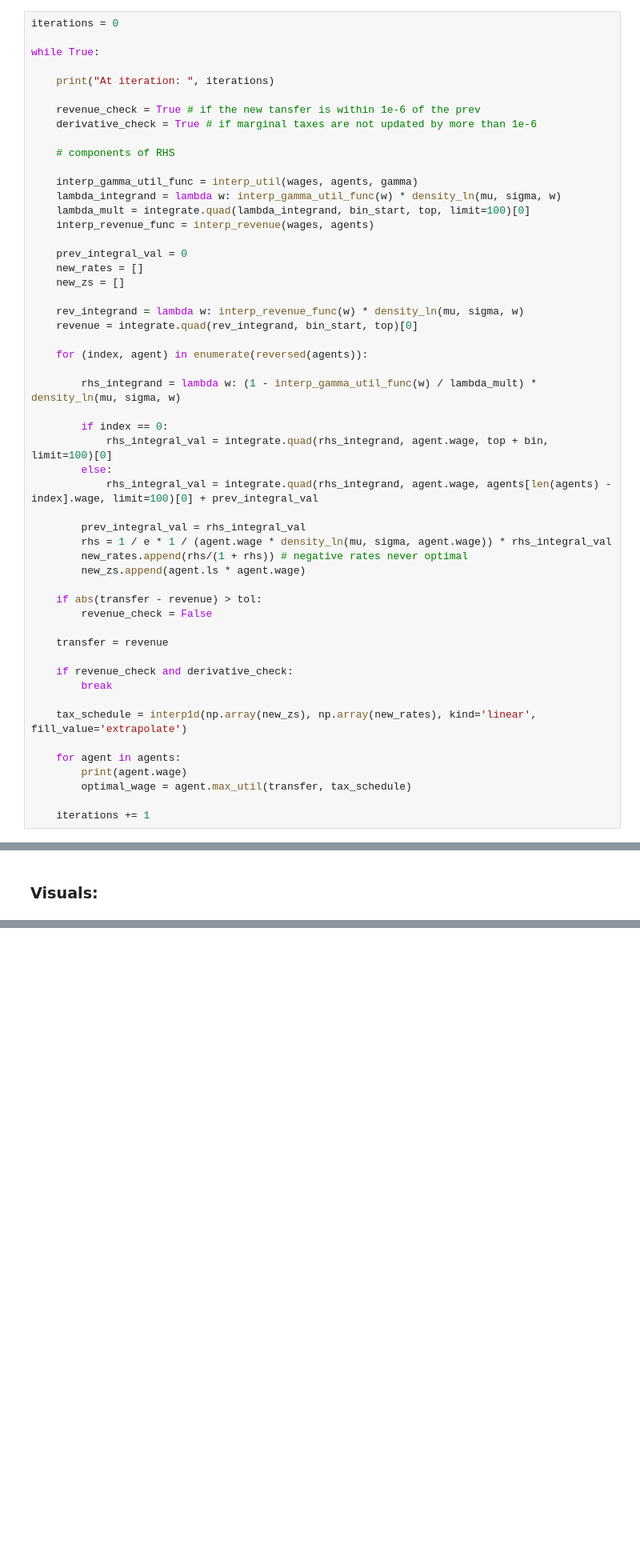
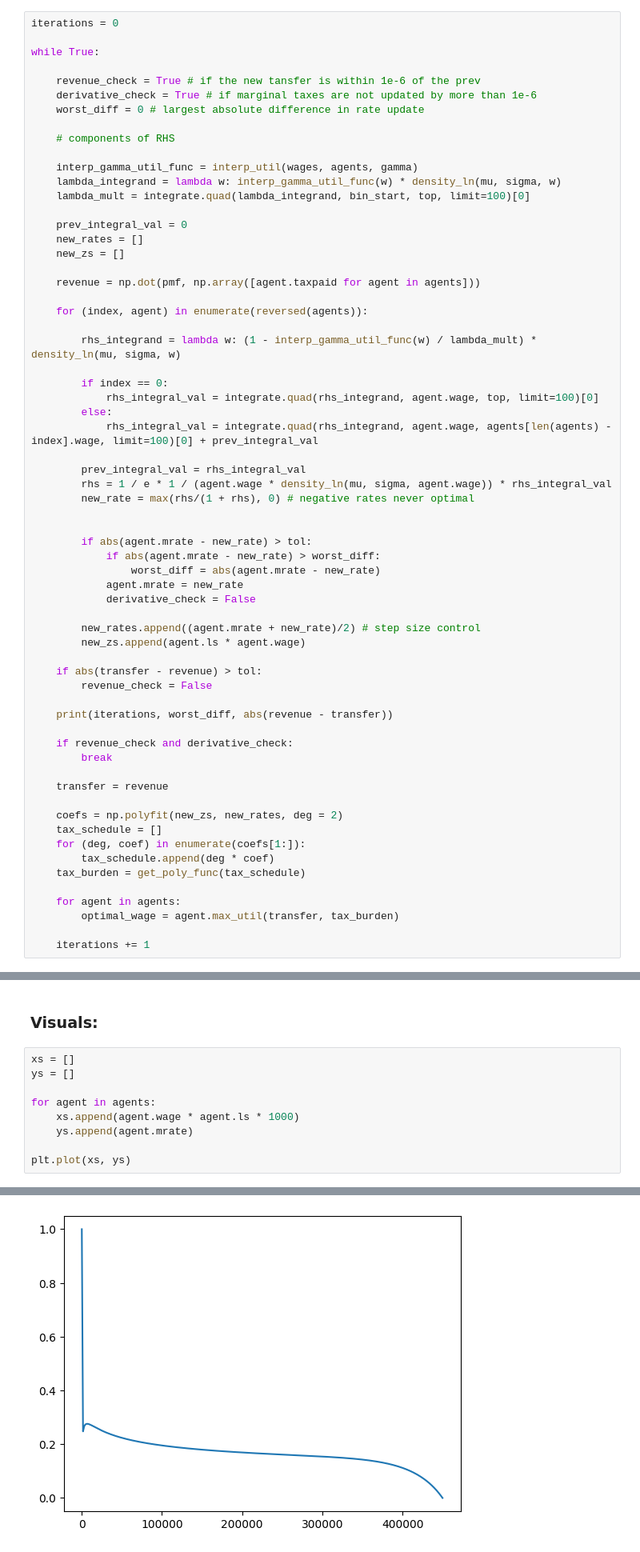
Before and after one commit to bryantx22/Oracle, a Jupyter notebook: simulation.ipynb, the cells around one changed output, grey strips where cells are left out. Shown: that part at 80% size. Drawn from its saved outputs; the diff is of its cells as text; blank space fills up the shorter version.

```diff
--- a/simulation.ipynb
+++ b/simulation.ipynb
@@ -172,51 +170,62 @@ iterations = 0
 
 while True:
 
-    print("At iteration: ", iterations)
-
     revenue_check = True # if the new tansfer is within 1e-6 of the prev
     derivative_check = True # if marginal taxes are not updated by more than 1e-6
+    worst_diff = 0 # largest absolute difference in rate update
 
     # components of RHS
 
     interp_gamma_util_func = interp_util(wages, agents, gamma)
     lambda_integrand = lambda w: interp_gamma_util_func(w) * density_ln(mu, sigma, w)
     lambda_mult = integrate.quad(lambda_integrand, bin_start, top, limit=100)[0]
-    interp_revenue_func = interp_revenue(wages, agents)
 
     prev_integral_val = 0
     new_rates = []
     new_zs = []
 
-    rev_integrand = lambda w: interp_revenue_func(w) * density_ln(mu, sigma, w)
-    revenue = integrate.quad(rev_integrand, bin_start, top)[0]
+    revenue = np.dot(pmf, np.array([agent.taxpaid for agent in agents]))
 
     for (index, agent) in enumerate(reversed(agents)):
 
         rhs_integrand = lambda w: (1 - interp_gamma_util_func(w) / lambda_mult) * density_ln(mu, sigma, w)
 
         if index == 0:
-            rhs_integral_val = integrate.quad(rhs_integrand, agent.wage, top + bin, limit=100)[0]
+            rhs_integral_val = integrate.quad(rhs_integrand, agent.wage, top, limit=100)[0]
         else:
             rhs_integral_val = integrate.quad(rhs_integrand, agent.wage, agents[len(agents) - index].wage, limit=100)[0] + prev_integral_val
 
         prev_integral_val = rhs_integral_val
         rhs = 1 / e * 1 / (agent.wage * density_ln(mu, sigma, agent.wage)) * rhs_integral_val
-        new_rates.append(rhs/(1 + rhs)) # negative rates never optimal
+        new_rate = max(rhs/(1 + rhs), 0) # negative rates never optimal
+
+
+        if abs(agent.mrate - new_rate) > tol:
+            if abs(agent.mrate - new_rate) > worst_diff:
+                worst_diff = abs(agent.mrate - new_rate)
+            agent.mrate = new_rate
+            derivative_check = False
+
+        new_rates.append((agent.mrate + new_rate)/2) # step size control
         new_zs.append(agent.ls * agent.wage)
 
     if abs(transfer - revenue) > tol:
         revenue_check = False
 
-    transfer = revenue
+    print(iterations, worst_diff, abs(revenue - transfer))
 
     if revenue_check and derivative_check:
         break
 
-    tax_schedule = interp1d(np.array(new_zs), np.array(new_rates), kind='linear', fill_value='extrapolate')
+    transfer = revenue
+
+    coefs = np.polyfit(new_zs, new_rates, deg = 2)
+    tax_schedule = []
+    for (deg, coef) in enumerate(coefs[1:]):
+        tax_schedule.append(deg * coef)
+    tax_burden = get_poly_func(tax_schedule)
 
     for agent in agents:
-        print(agent.wage)
-        optimal_wage = agent.max_util(transfer, tax_schedule)
+        optimal_wage = agent.max_util(transfer, tax_burden)
 
     iterations += 1
@@ -223,2 +259,12 @@ while True:
 # %% [markdown]
 ### Visuals:
+# %%
+xs = []
+ys = []
+
+for agent in agents:
+    xs.append(agent.wage * agent.ls * 1000)
+    ys.append(agent.mrate)
+
+plt.plot(xs, ys)
+# %% [output]
@@ -225,3 +272,4 @@ while True:
+[figure, added]
 # %%
 xs = []
 ys = []
```
Also changed, not shown: parts of 13 cells of this notebook.
